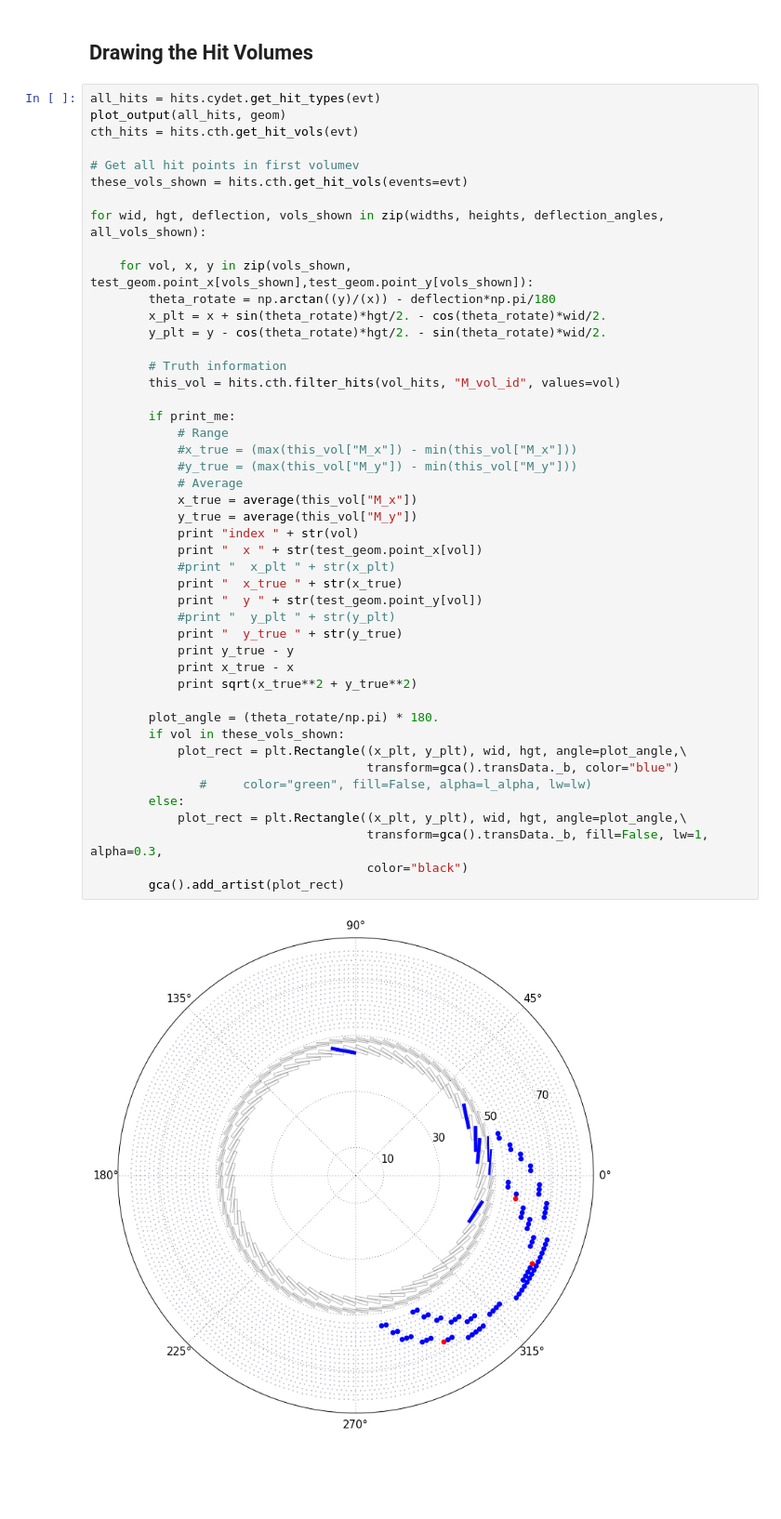
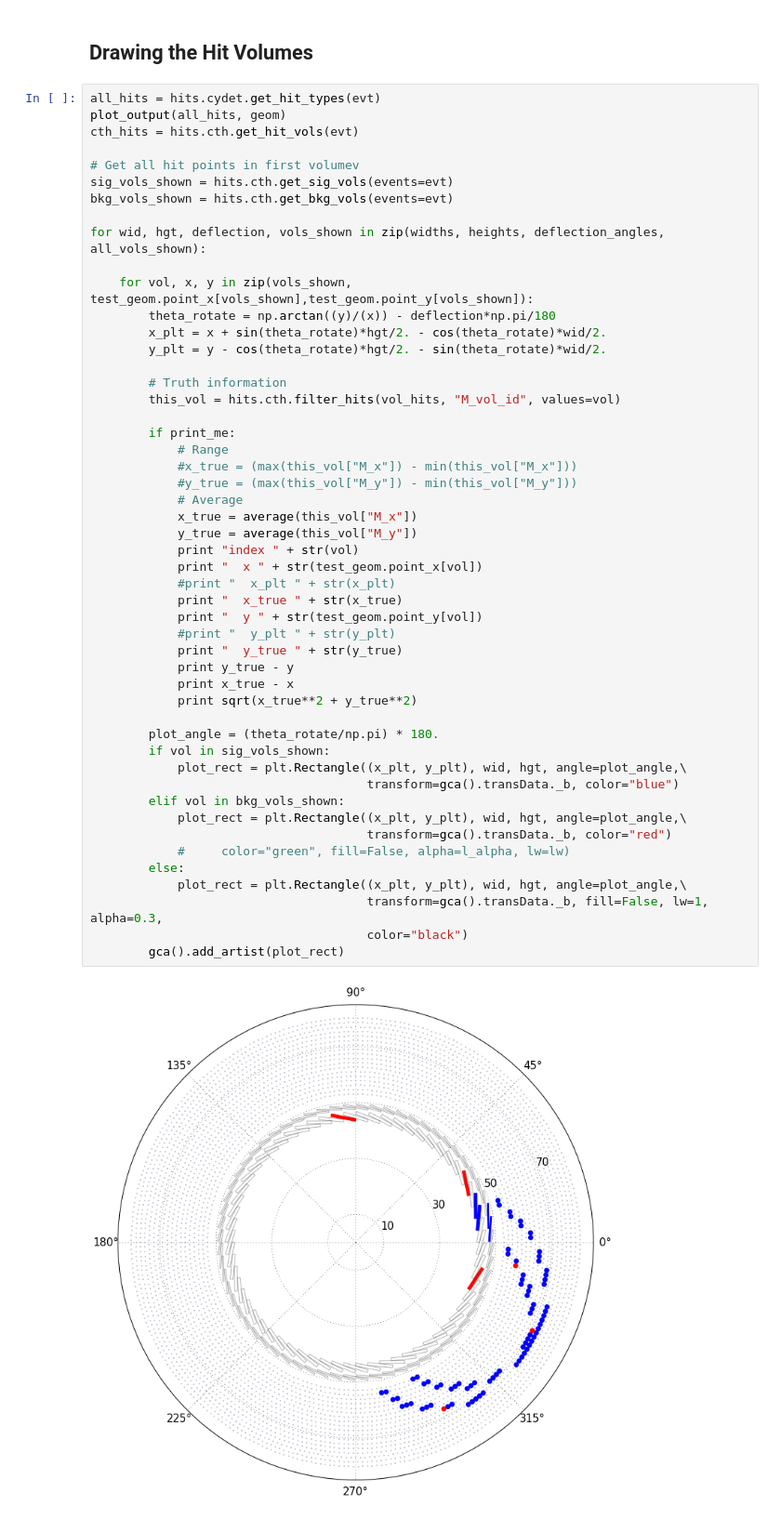
Before and after one commit to ewengillies/track-finding-yandex, a Jupyter notebook: notebooks/Plotting_CTH.ipynb, the cells around one changed output. Shown at 93% size. Drawn from its saved outputs; the diff is of its cells as text; blank space fills up the shorter version.

```diff
--- a/notebooks/Plotting_CTH.ipynb
+++ b/notebooks/Plotting_CTH.ipynb
@@ -266,7 +266,8 @@ plot_output(all_hits, geom)
 cth_hits = hits.cth.get_hit_vols(evt)
 
 # Get all hit points in first volumev
-these_vols_shown = hits.cth.get_hit_vols(events=evt)
+sig_vols_shown = hits.cth.get_sig_vols(events=evt)
+bkg_vols_shown = hits.cth.get_bkg_vols(events=evt)
 
 for wid, hgt, deflection, vols_shown in zip(widths, heights, deflection_angles, all_vols_shown):
 
@@ -278,33 +279,36 @@ for wid, hgt, deflection, vols_shown in zip(widths, heights, deflection_angles,
         # Truth information
         this_vol = hits.cth.filter_hits(vol_hits, "M_vol_id", values=vol)
 
         if print_me:
             # Range
             #x_true = (max(this_vol["M_x"]) - min(this_vol["M_x"]))
             #y_true = (max(this_vol["M_y"]) - min(this_vol["M_y"]))
             # Average
             x_true = average(this_vol["M_x"])
             y_true = average(this_vol["M_y"])
             print "index " + str(vol)
             print "  x " + str(test_geom.point_x[vol])
             #print "  x_plt " + str(x_plt)
             print "  x_true " + str(x_true)
             print "  y " + str(test_geom.point_y[vol])
             #print "  y_plt " + str(y_plt)
             print "  y_true " + str(y_true)
             print y_true - y
             print x_true - x
             print sqrt(x_true**2 + y_true**2)
 
         plot_angle = (theta_rotate/np.pi) * 180.
-        if vol in these_vols_shown:
+        if vol in sig_vols_shown:
             plot_rect = plt.Rectangle((x_plt, y_plt), wid, hgt, angle=plot_angle,\
                                       transform=gca().transData._b, color="blue")
-               #     color="green", fill=False, alpha=l_alpha, lw=lw)
+        elif vol in bkg_vols_shown:
+            plot_rect = plt.Rectangle((x_plt, y_plt), wid, hgt, angle=plot_angle,\
+                                      transform=gca().transData._b, color="red")
+            #     color="green", fill=False, alpha=l_alpha, lw=lw)
         else:
             plot_rect = plt.Rectangle((x_plt, y_plt), wid, hgt, angle=plot_angle,\
                                       transform=gca().transData._b, fill=False, lw=1, alpha=0.3,
                                       color="black")
         gca().add_artist(plot_rect)
 # %% [output]
-[figure, old version]
+[figure, new version]
```
Also changed, not shown: 1 other file.
